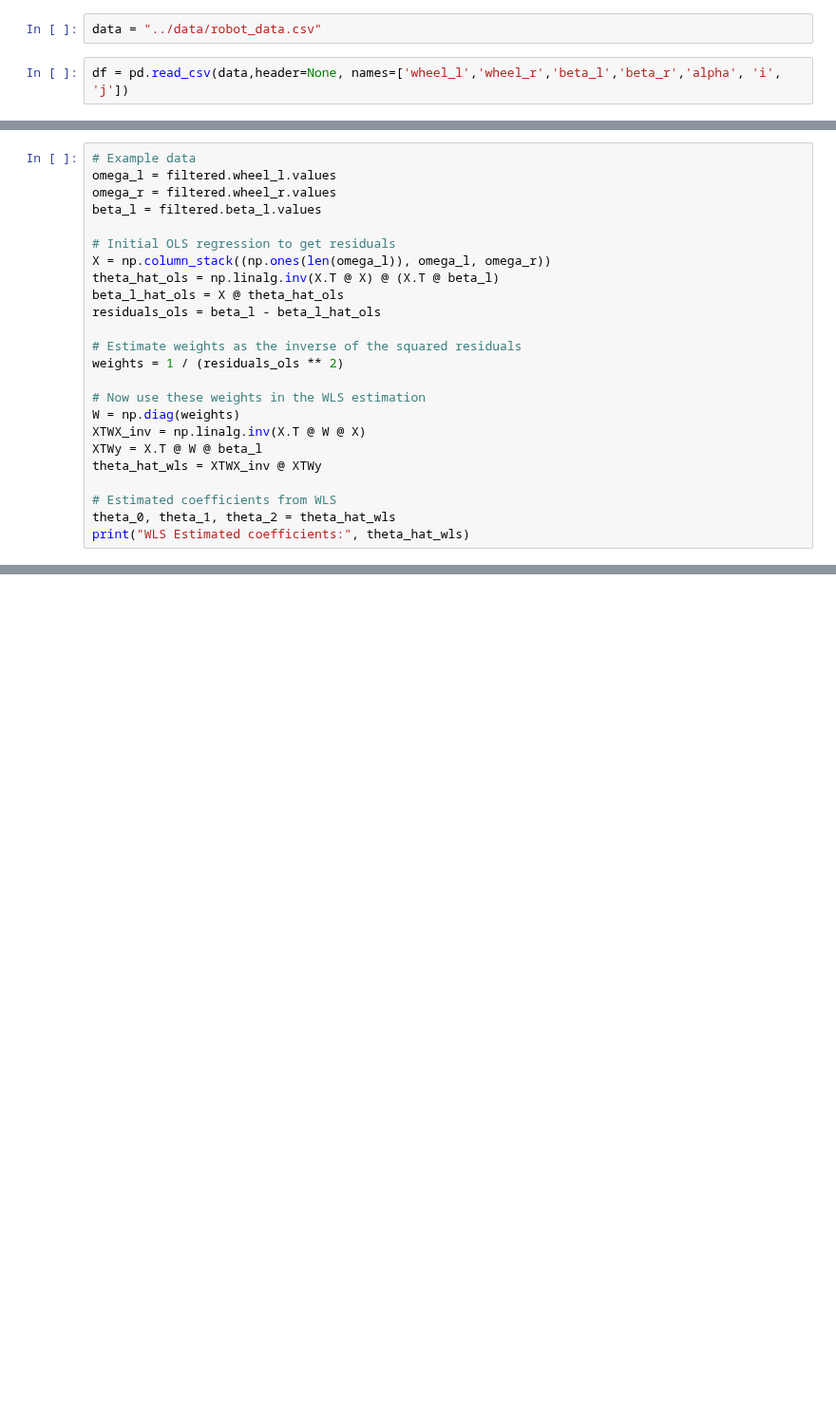
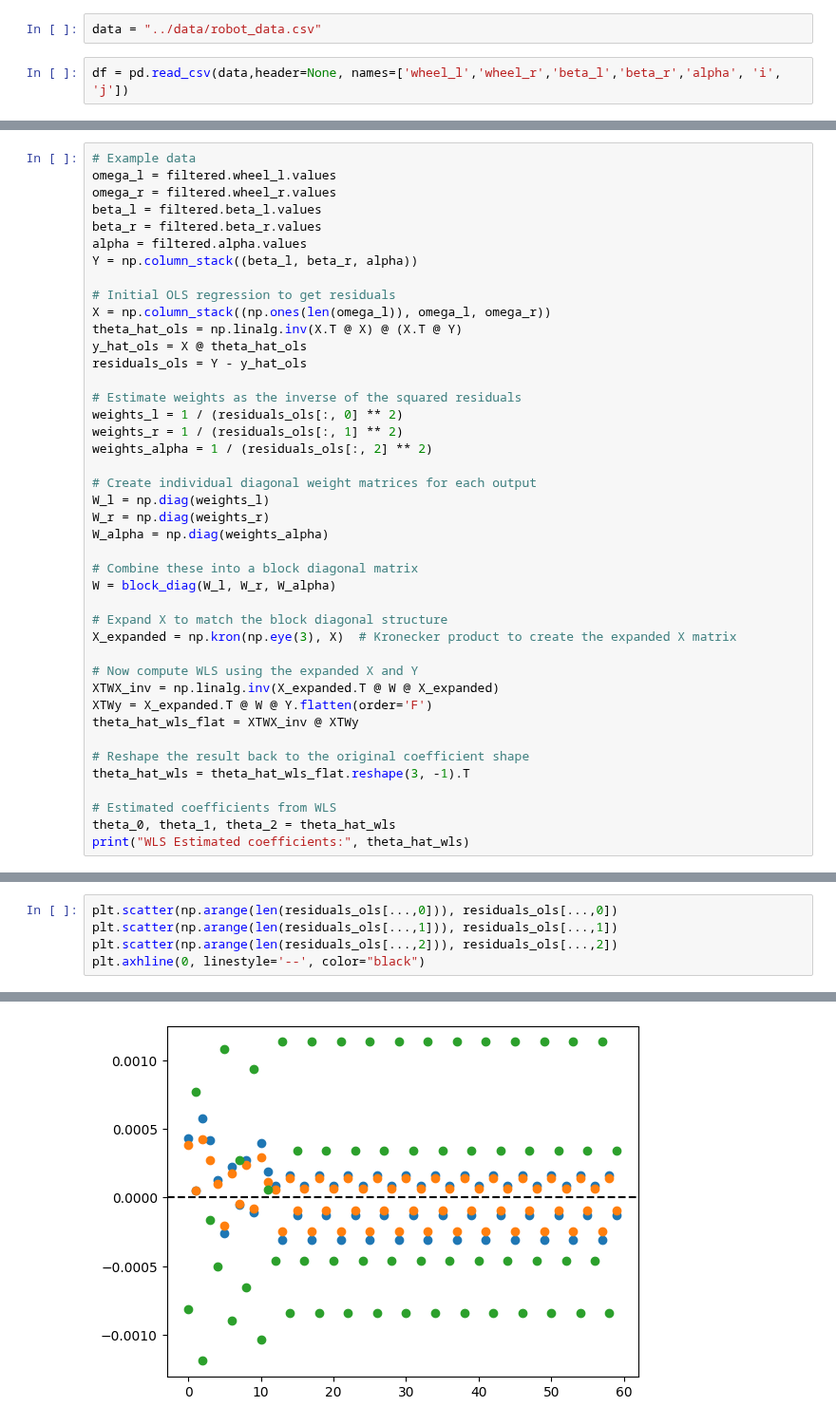
Before and after one commit to jprogrammer13/drp_course_2023, a Jupyter notebook: notebooks/wls_test.ipynb, the cells around one changed output, grey strips where cells are left out. Shown at 95% size. Drawn from its saved outputs; the diff is of its cells as text; blank space fills up the shorter version.

Commit message:
fixed wls for multiple values

```diff
--- a/notebooks/wls_test.ipynb
+++ b/notebooks/wls_test.ipynb
@@ -48,21 +54,39 @@ filtered
 omega_l = filtered.wheel_l.values
 omega_r = filtered.wheel_r.values
 beta_l = filtered.beta_l.values
+beta_r = filtered.beta_r.values
+alpha = filtered.alpha.values
+Y = np.column_stack((beta_l, beta_r, alpha))
 
 # Initial OLS regression to get residuals
 X = np.column_stack((np.ones(len(omega_l)), omega_l, omega_r))
-theta_hat_ols = np.linalg.inv(X.T @ X) @ (X.T @ beta_l)
-beta_l_hat_ols = X @ theta_hat_ols
-residuals_ols = beta_l - beta_l_hat_ols
+theta_hat_ols = np.linalg.inv(X.T @ X) @ (X.T @ Y)
+y_hat_ols = X @ theta_hat_ols
+residuals_ols = Y - y_hat_ols
 
 # Estimate weights as the inverse of the squared residuals
-weights = 1 / (residuals_ols ** 2)
+weights_l = 1 / (residuals_ols[:, 0] ** 2)
+weights_r = 1 / (residuals_ols[:, 1] ** 2)
+weights_alpha = 1 / (residuals_ols[:, 2] ** 2)
 
-# Now use these weights in the WLS estimation
-W = np.diag(weights)
-XTWX_inv = np.linalg.inv(X.T @ W @ X)
-XTWy = X.T @ W @ beta_l
-theta_hat_wls = XTWX_inv @ XTWy
+# Create individual diagonal weight matrices for each output
+W_l = np.diag(weights_l)
+W_r = np.diag(weights_r)
+W_alpha = np.diag(weights_alpha)
+
+# Combine these into a block diagonal matrix
+W = block_diag(W_l, W_r, W_alpha)
+
+# Expand X to match the block diagonal structure
+X_expanded = np.kron(np.eye(3), X)  # Kronecker product to create the expanded X matrix
+
+# Now compute WLS using the expanded X and Y
+XTWX_inv = np.linalg.inv(X_expanded.T @ W @ X_expanded)
+XTWy = X_expanded.T @ W @ Y.flatten(order='F')
+theta_hat_wls_flat = XTWX_inv @ XTWy
+
+# Reshape the result back to the original coefficient shape
+theta_hat_wls = theta_hat_wls_flat.reshape(3, -1).T
 
 # Estimated coefficients from WLS
 theta_0, theta_1, theta_2 = theta_hat_wls
@@ -77,0 +98,6 @@ y = filtered.beta_l.values
+# %%
+plt.scatter(np.arange(len(residuals_ols[...,0])), residuals_ols[...,0])
+plt.scatter(np.arange(len(residuals_ols[...,1])), residuals_ols[...,1])
+plt.scatter(np.arange(len(residuals_ols[...,2])), residuals_ols[...,2])
+plt.axhline(0, linestyle='--', color="black")
+# %% [output]
@@ -78 +105,2 @@ y = filtered.beta_l.values
+[figure, added]
 # %%
```
Also changed, not shown: parts of 18 cells of this notebook, 8 other files.
